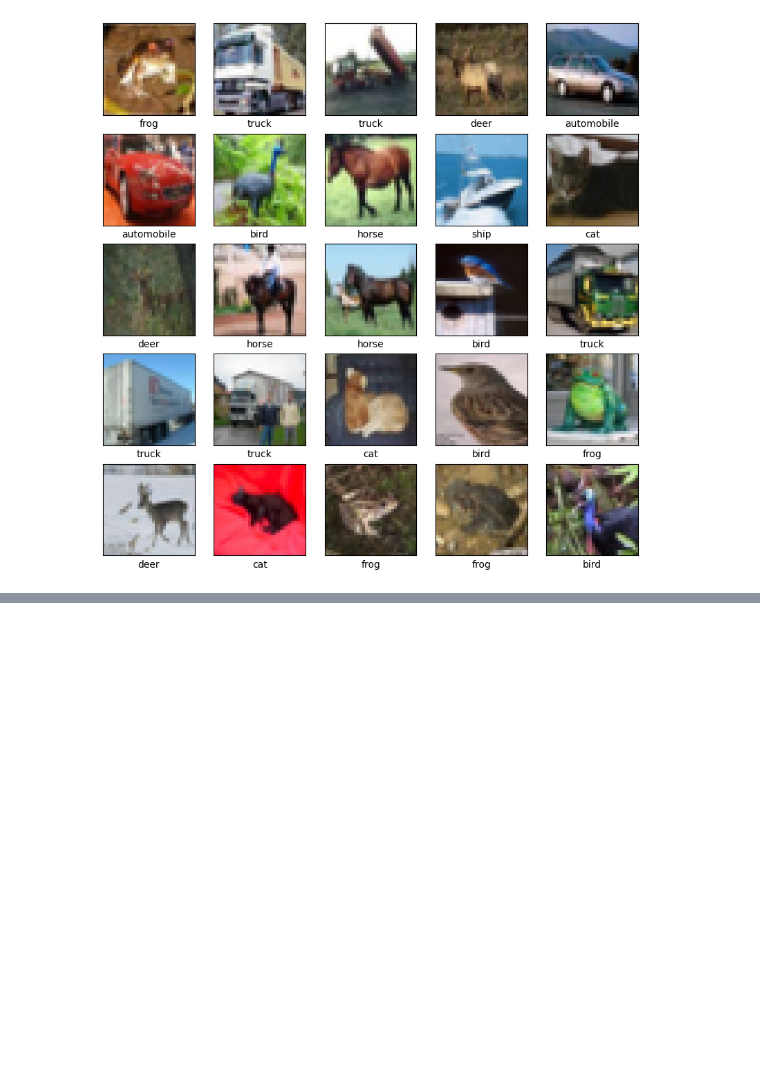
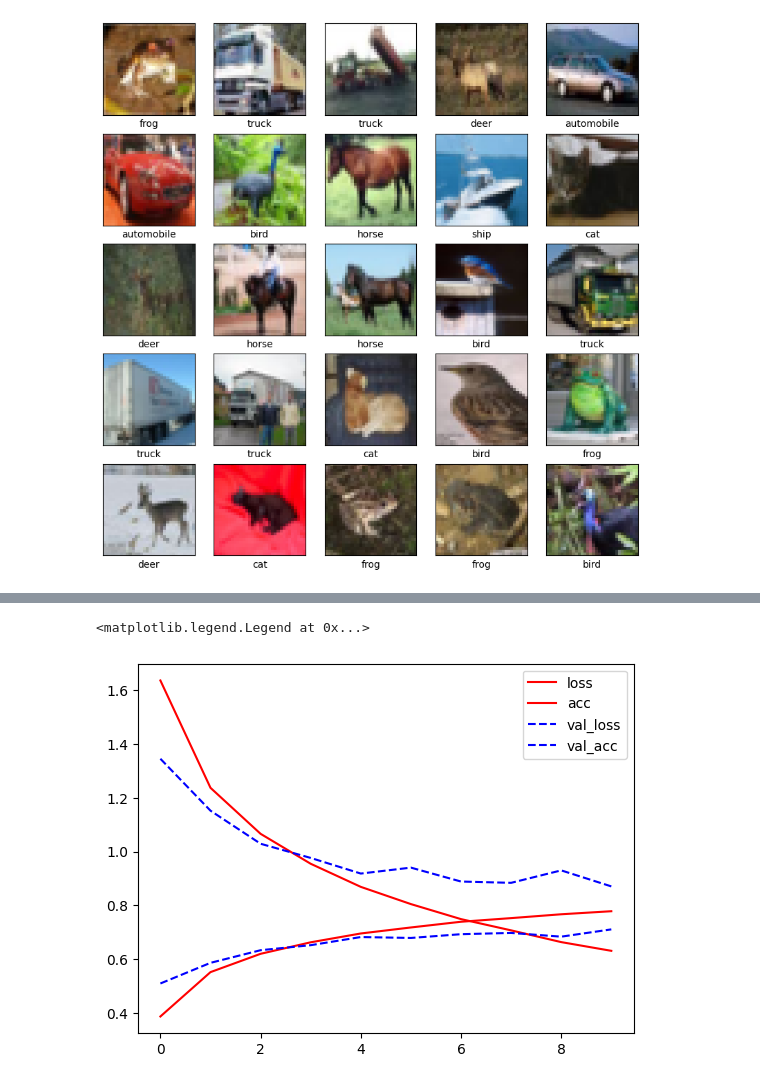
Before and after one commit to dlsco123/deeplearning, a Jupyter notebook: CNN.ipynb, the cells around one changed output, grey strips where cells are left out. Drawn from its saved outputs; the diff is of its cells as text; code cells hidden in the pictures; blank space fills up the shorter version.

```diff
--- a/CNN.ipynb
+++ b/CNN.ipynb
@@ -92,0 +53,7 @@ _________________________________________________________________
+# %%
+model.compile(optimizer='adam',
+                loss='sparse_categorical_crossentropy',
+                metrics=['accuracy'])
+
+history = model.fit(train_images, train_labels, epochs=10,
+                    validation_data=(test_images, test_labels))
@@ -92,0 +81,4 @@ _________________________________________________________________
+# %%
+import pandas as pd
+hist_df=pd.DataFrame(history.history)
+hist_df.head()
@@ -92,0 +92,16 @@ _________________________________________________________________
+# %%
+# y_vloss에 테스트셋(여기서는 검증셋)의 오차를 저장합니다.
+y_vloss=hist_df['val_loss']
+
+# y_loss에 학습셋의 오차를 저장합니다.
+y_loss=hist_df['loss']
+
+# x 값을 지정하고 테스트셋(검증셋)의 오차를 빨간색으로, 학습셋의 오차를 파란색으로 표시합니다.
+plt.plot(hist_df['loss'],'r',label='loss')
+plt.plot(hist_df['accuracy'],'r',label='acc')
+plt.plot(hist_df['val_loss'],'--b',label='val_loss')
+plt.plot(hist_df['val_accuracy'],'--b',label='val_acc')
+plt.legend()
+# %% [output]
+<matplotlib.legend.Legend at 0x...>
+[figure, added]
```
Also changed, not shown: parts of 5 cells of this notebook, 1 other file.
